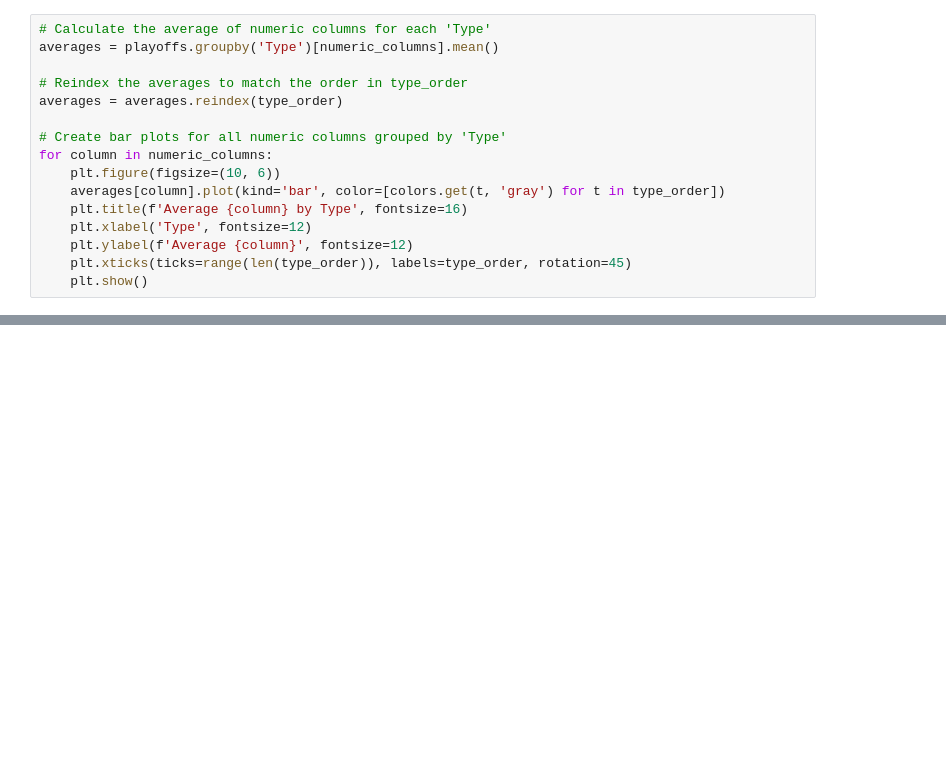
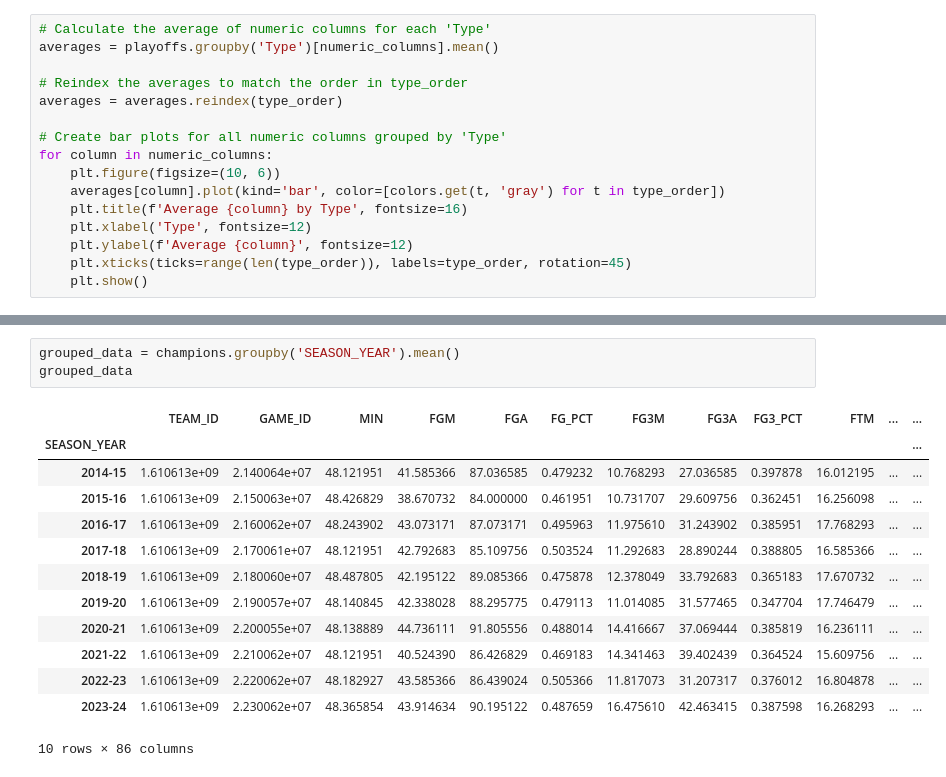
Before and after one commit to andrewscheiner/NBAPlayoffPredictor, a Jupyter notebook: dataVisuals.ipynb, the cells around one changed output, grey strips where cells are left out. Cells and saved outputs as stored; diff of their text form; blank space fills up the shorter version.

```diff
--- a/dataVisuals.ipynb
+++ b/dataVisuals.ipynb
@@ -75,0 +138,17 @@ for column in numeric_columns:
+# %%
+grouped_data = champions.groupby('SEASON_YEAR').mean()
+grouped_data
+# %% [output]
+|  | TEAM_ID | GAME_ID | MIN | FGM | FGA | FG_PCT | FG3M | FG3A | FG3_PCT | FTM | ... | ... |
+| SEASON_YEAR |  |  |  |  |  |  |  |  |  |  |  | ... |
+| 2014-15 | 1.610613e+09 | 2.140064e+07 | 48.121951 | 41.585366 | 87.036585 | 0.479232 | 10.768293 | 27.036585 | 0.397878 | 16.012195 | ... | ... |
+| 2015-16 | 1.610613e+09 | 2.150063e+07 | 48.426829 | 38.670732 | 84.000000 | 0.461951 | 10.731707 | 29.609756 | 0.362451 | 16.256098 | ... | ... |
+| 2016-17 | 1.610613e+09 | 2.160062e+07 | 48.243902 | 43.073171 | 87.073171 | 0.495963 | 11.975610 | 31.243902 | 0.385951 | 17.768293 | ... | ... |
+| 2017-18 | 1.610613e+09 | 2.170061e+07 | 48.121951 | 42.792683 | 85.109756 | 0.503524 | 11.292683 | 28.890244 | 0.388805 | 16.585366 | ... | ... |
+| 2018-19 | 1.610613e+09 | 2.180060e+07 | 48.487805 | 42.195122 | 89.085366 | 0.475878 | 12.378049 | 33.792683 | 0.365183 | 17.670732 | ... | ... |
+| 2019-20 | 1.610613e+09 | 2.190057e+07 | 48.140845 | 42.338028 | 88.295775 | 0.479113 | 11.014085 | 31.577465 | 0.347704 | 17.746479 | ... | ... |
+| 2020-21 | 1.610613e+09 | 2.200055e+07 | 48.138889 | 44.736111 | 91.805556 | 0.488014 | 14.416667 | 37.069444 | 0.385819 | 16.236111 | ... | ... |
+| 2021-22 | 1.610613e+09 | 2.210062e+07 | 48.121951 | 40.524390 | 86.426829 | 0.469183 | 14.341463 | 39.402439 | 0.364524 | 15.609756 | ... | ... |
+| 2022-23 | 1.610613e+09 | 2.220062e+07 | 48.182927 | 43.585366 | 86.439024 | 0.505366 | 11.817073 | 31.207317 | 0.376012 | 16.804878 | ... | ... |
+| 2023-24 | 1.610613e+09 | 2.230062e+07 | 48.365854 | 43.914634 | 90.195122 | 0.487659 | 16.475610 | 42.463415 | 0.387598 | 16.268293 | ... | ... |
+10 rows × 86 columns
```
Also changed, not shown: parts of 5 cells of this notebook.
